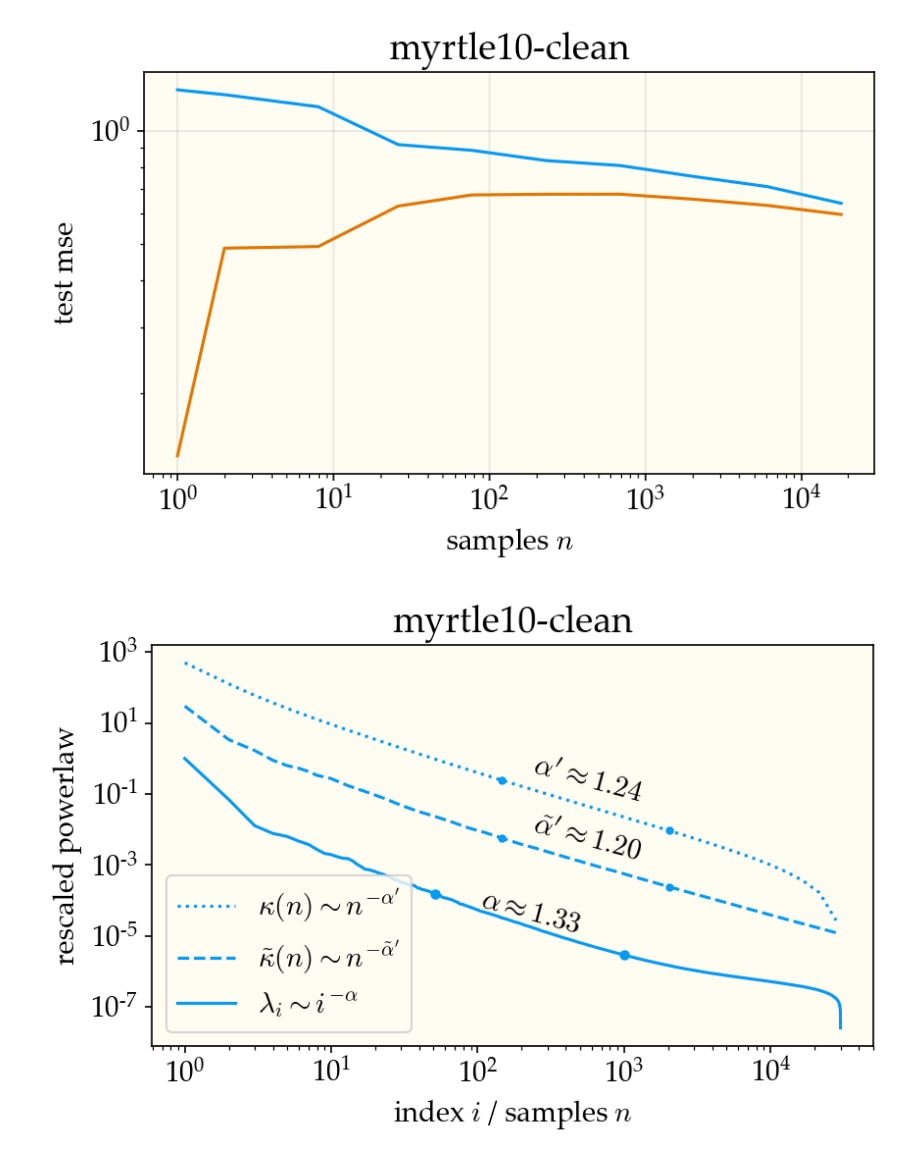
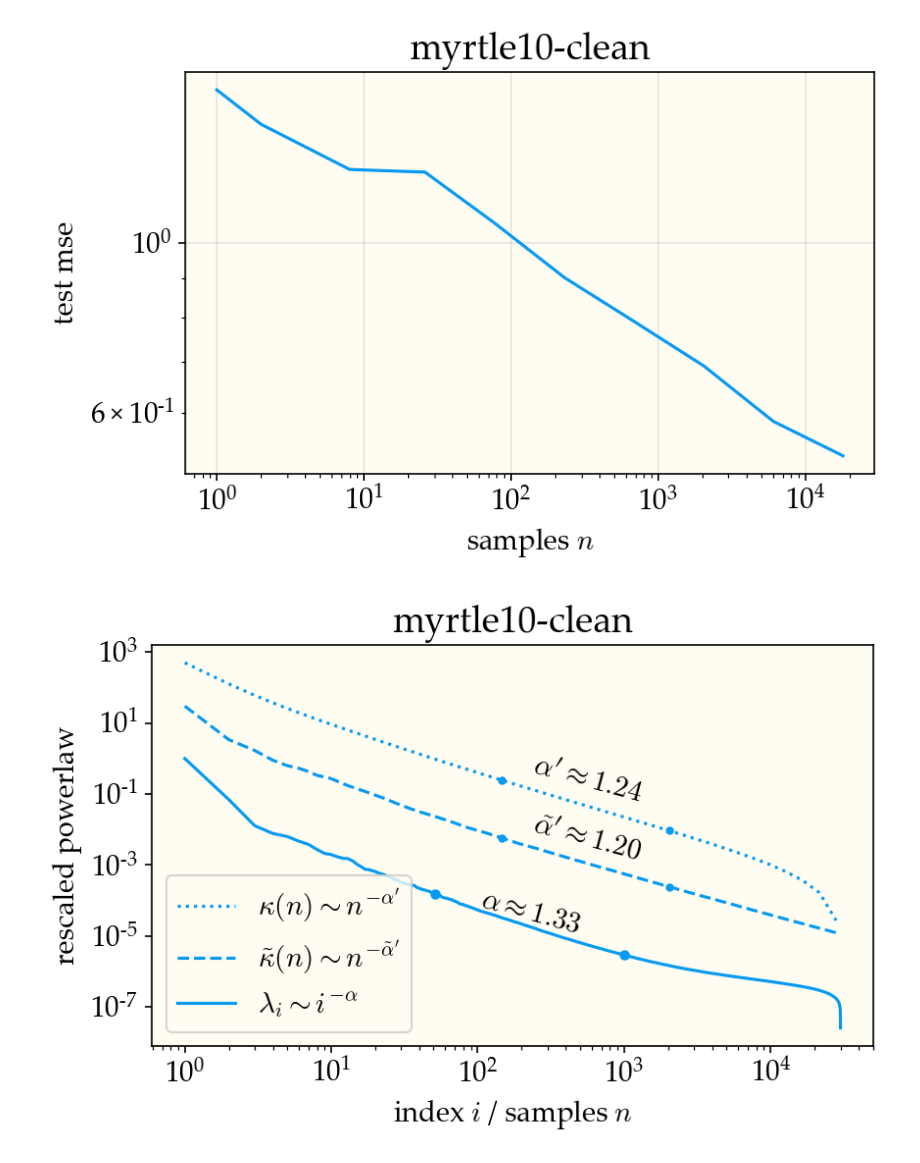
Before and after one commit to dkarkada/more-is-better, a Jupyter notebook: powerlaws.ipynb, the cells around one changed output. Cells and saved outputs as stored; diff of their text form; code cells hidden in the pictures.

```diff
--- a/powerlaws.ipynb
+++ b/powerlaws.ipynb
@@ -29,28 +29,28 @@ with open(f"{work_dir}/eigdebug.file", 'rb') as handle:
 # %%
 ax = plt.gca()
 
 color = get_color(0)
 sizes = eigstats["sizes"]
 test_mses = eigstats["test_mses"]
 test_mse = test_mses.mean(axis=0)
 train_mses = eigstats["train_mses"]
 train_mse = train_mses.mean(axis=0)
 n_trials = test_mses.shape[0]
 
 ax.plot(sizes, test_mse, color=get_color(0))
-ax.plot(sizes, train_mse, color=get_color(1))
+# ax.plot(sizes, train_mse, color=get_color(1))
 
 ax.set_title(f"{expt.expt_name}")
 ax.set_xscale('log')
 ax.set_yscale('log')
 
 ax.set_xlabel('samples $n$')
 ax.set_ylabel('test mse')
 plt.tight_layout()
 plt.grid(alpha=0.3)
 plt.show()
 # %% [output]
-[figure, old version]
+[figure, new version]
 # %%
 ax = plt.gca()
 
```
Also changed, not shown: 8 other files.
